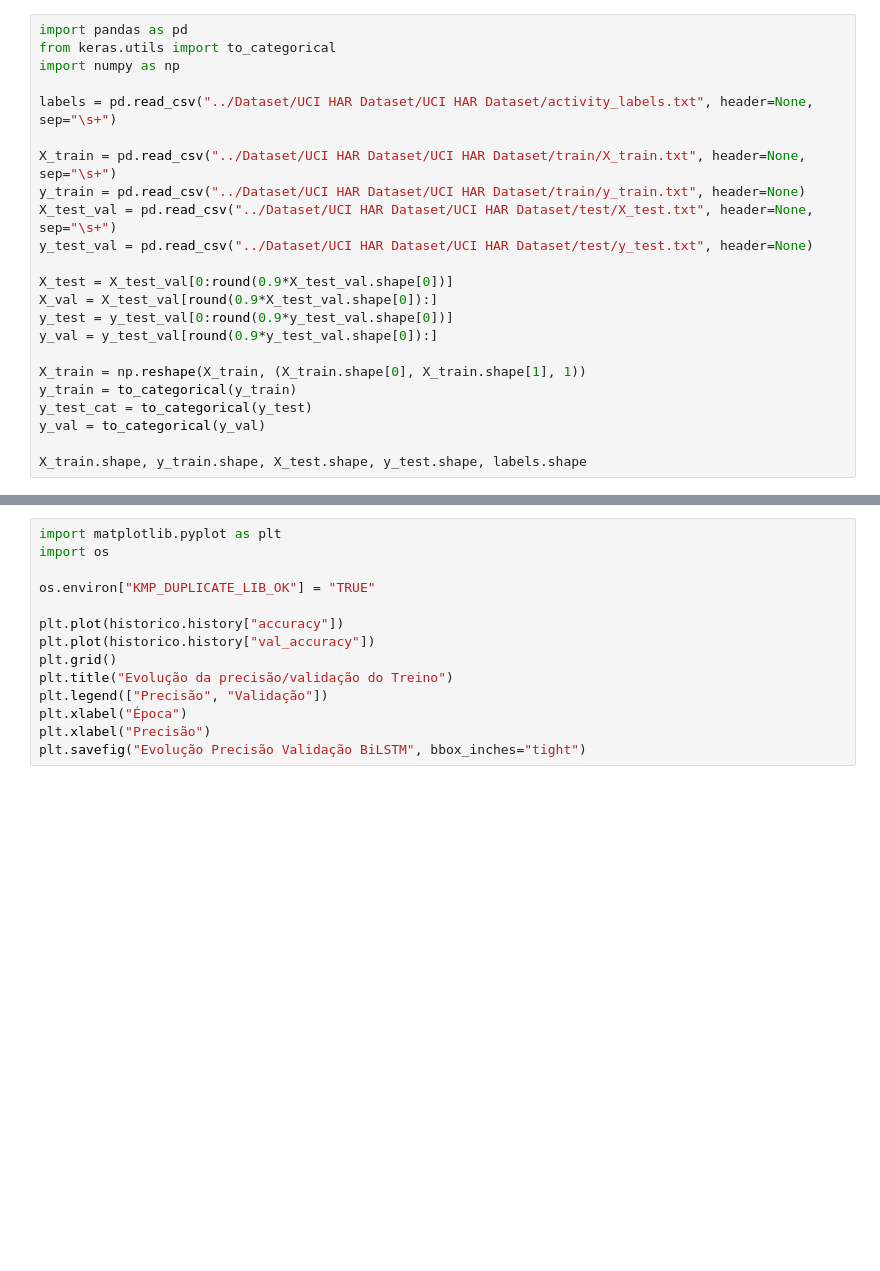
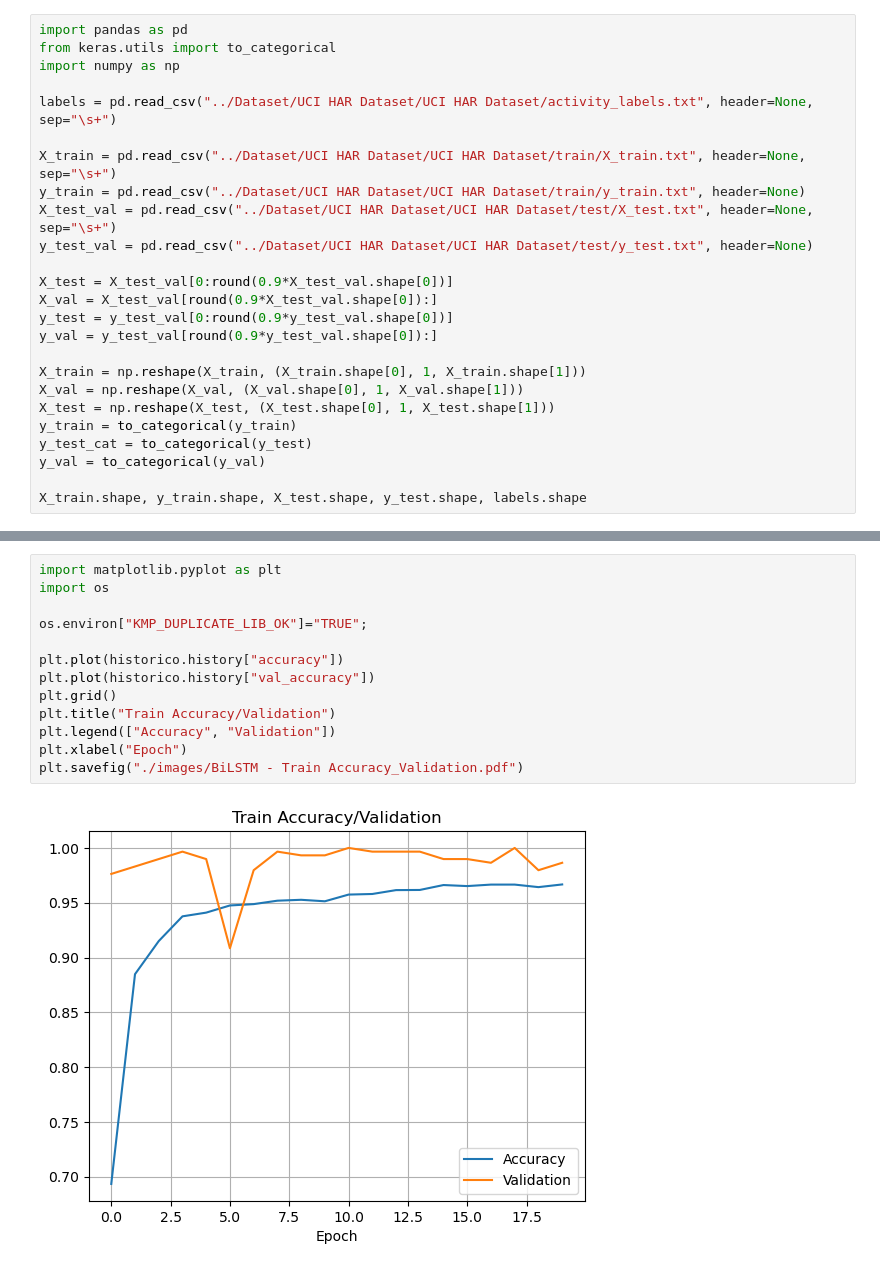
Before and after one commit to danilmour/Sistema-de-Reconhecimento-de-Movimentos, a Jupyter notebook: BiLSTM/BiLSTM.ipynb, the cells around one changed output, grey strips where cells are left out. Saved outputs shown, nothing was run; the diff lists cells and outputs as text; blank space fills up the shorter version.

```diff
--- a/BiLSTM/BiLSTM.ipynb
+++ b/BiLSTM/BiLSTM.ipynb
@@ -15,7 +15,9 @@ X_val = X_test_val[round(0.9*X_test_val.shape[0]):]
 y_test = y_test_val[0:round(0.9*y_test_val.shape[0])]
 y_val = y_test_val[round(0.9*y_test_val.shape[0]):]
 
-X_train = np.reshape(X_train, (X_train.shape[0], X_train.shape[1], 1))
+X_train = np.reshape(X_train, (X_train.shape[0], 1, X_train.shape[1]))
+X_val = np.reshape(X_val, (X_val.shape[0], 1, X_val.shape[1]))
+X_test = np.reshape(X_test, (X_test.shape[0], 1, X_test.shape[1]))
 y_train = to_categorical(y_train)
 y_test_cat = to_categorical(y_test)
 y_val = to_categorical(y_val)
@@ -75,17 +74,18 @@ F1-Score do modelo: 98.07497262954712 %
 # %%
 import matplotlib.pyplot as plt
 import os
 
-os.environ["KMP_DUPLICATE_LIB_OK"] = "TRUE"
+os.environ["KMP_DUPLICATE_LIB_OK"]="TRUE";
 
 plt.plot(historico.history["accuracy"])
 plt.plot(historico.history["val_accuracy"])
 plt.grid()
-plt.title("Evolução da precisão/validação do Treino")
-plt.legend(["Precisão", "Validação"])
-plt.xlabel("Época")
-plt.xlabel("Precisão")
-plt.savefig("Evolução Precisão Validação BiLSTM", bbox_inches="tight")
+plt.title("Train Accuracy/Validation")
+plt.legend(["Accuracy", "Validation"])
+plt.xlabel("Epoch")
+plt.savefig("./images/BiLSTM - Train Accuracy_Validation.pdf")
+# %% [output]
+[figure, added]
 # %%
 from sklearn.metrics import confusion_matrix, ConfusionMatrixDisplay
 
```
Also changed, not shown: parts of 5 cells of this notebook, 2 other files.
